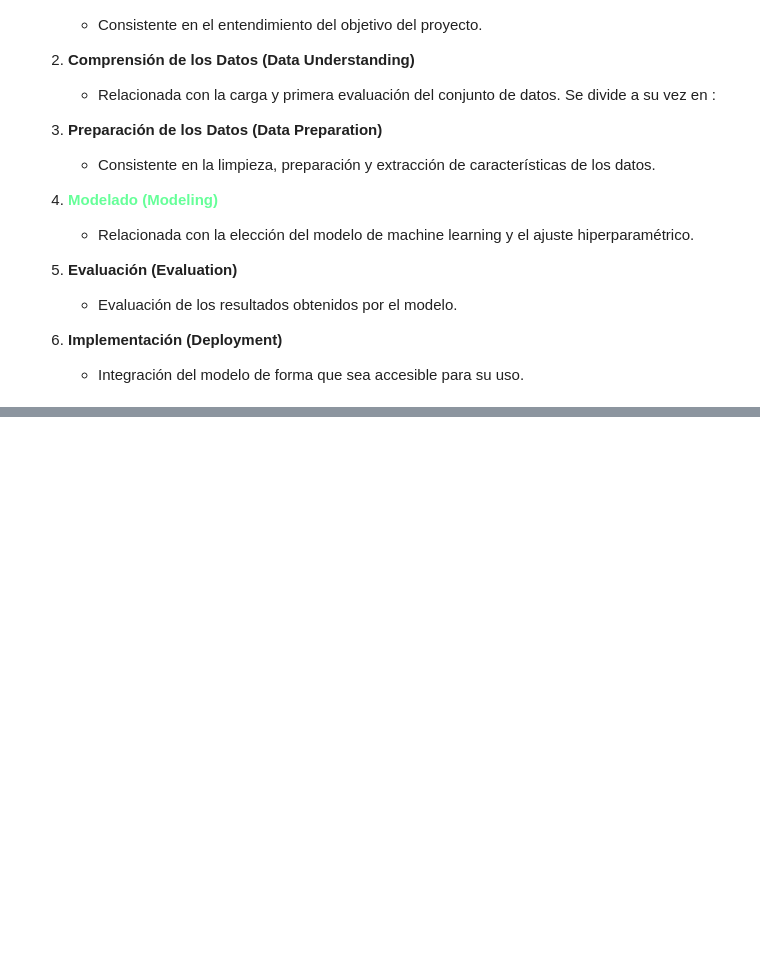
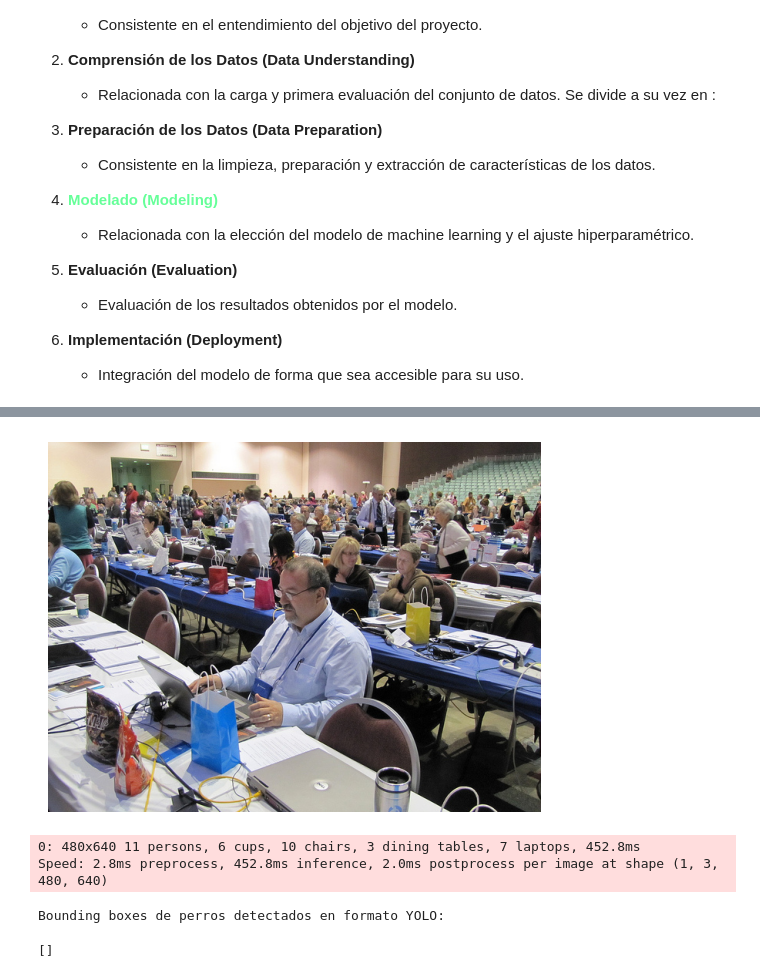
Before and after one commit to rucasca/TFM, a Jupyter notebook: src/data_modeling_YOLO.ipynb, the cells around one changed output, grey strips where cells are left out. Cells and saved outputs as stored; diff of their text form; code cells hidden in the pictures; blank space fills up the shorter version.

Commit message:
modeling

```diff
--- a/src/data_modeling_YOLO.ipynb
+++ b/src/data_modeling_YOLO.ipynb
@@ -25 +38,69 @@ A lo largo de este notebook se cubre la tercera fase de la metodología CRIPS-DM
+# %%
+from PIL import Image
+import matplotlib.pyplot as plt
+
+# Load the image using Pillow (already in RGB format)
+image_path = r"C:\Users\ruben\Desktop\code_tfm\dataset\coco\train2017\000000001756.jpg"
+image = Image.open(image_path)
+
+# Display the image
+plt.imshow(image)
+plt.axis('off')  # To hide axis
+plt.show()
+# %% [output]
+[figure, added]
+# %%
+image_path = r"C:\Users\ruben\Desktop\code_tfm\dataset\coco\train2017\000000001756.jpg"
+image = Image.open(image_path)
+
+# Ejecutar predicción
+results = model(image)[0]
+
+# Lista para almacenar las cajas de los perros en formato YOLO
+yolo_boxes = []
+
+# ID de la clase 'dog' en COCO (es la clase 16)
+DOG_CLASS_ID = 1  # Actualiza a 16 si estás usando COCO dataset
+
+# Obtener dimensiones de la imagen para normalizar las coordenadas
+img_width, img_height = image.size
+
+# Iterar sobre los resultados
+for box in results.boxes:
+    cls_id = int(box.cls.item())
+    if cls_id == DOG_CLASS_ID:
+        # Obtener coordenadas (x1, y1, x2, y2)
+        x1, y1, x2, y2 = map(int, box.xyxy[0])
+
+        # Calcular el centro y las dimensiones normalizadas
+        center_x = (x1 + x2) / 2 / img_width
+        center_y = (y1 + y2) / 2 / img_height
+        width = (x2 - x1) / img_width
+        height = (y2 - y1) / img_height
+
+        # Almacenar las coordenadas en formato YOLO
+        yolo_boxes.append(f"{DOG_CLASS_ID} {center_x} {center_y} {width} {height}")
+
+        # Dibujar la caja en la imagen original para mostrarla
+        cv2.rectangle(image, (x1, y1), (x2, y2), (0, 255, 0), 2)
+
+
+
+# Mostrar todas las cajas en formato YOLO por consola
+print("Bounding boxes de perros detectados en formato YOLO:")
+for bbox in yolo_boxes:
+    print(bbox)
+
+# (Opcional) Guardar las coordenadas en un archivo de texto si es necesario
+with open("dog_bboxes.txt", "w") as f:
+    for bbox in yolo_boxes:
+        f.write(f"{bbox}\n")
+# %% [output]
+0: 480x640 11 persons, 6 cups, 10 chairs, 3 dining tables, 7 laptops, 452.8ms
+Speed: 2.8ms preprocess, 452.8ms inference, 2.0ms postprocess per image at shape (1, 3, 480, 640)
+Bounding boxes de perros detectados en formato YOLO:
+# %%
+yolo_boxes
+# %% [output]
+[]
 # %%
```
Also changed, not shown: parts of 13 cells of this notebook, 3 other files.
